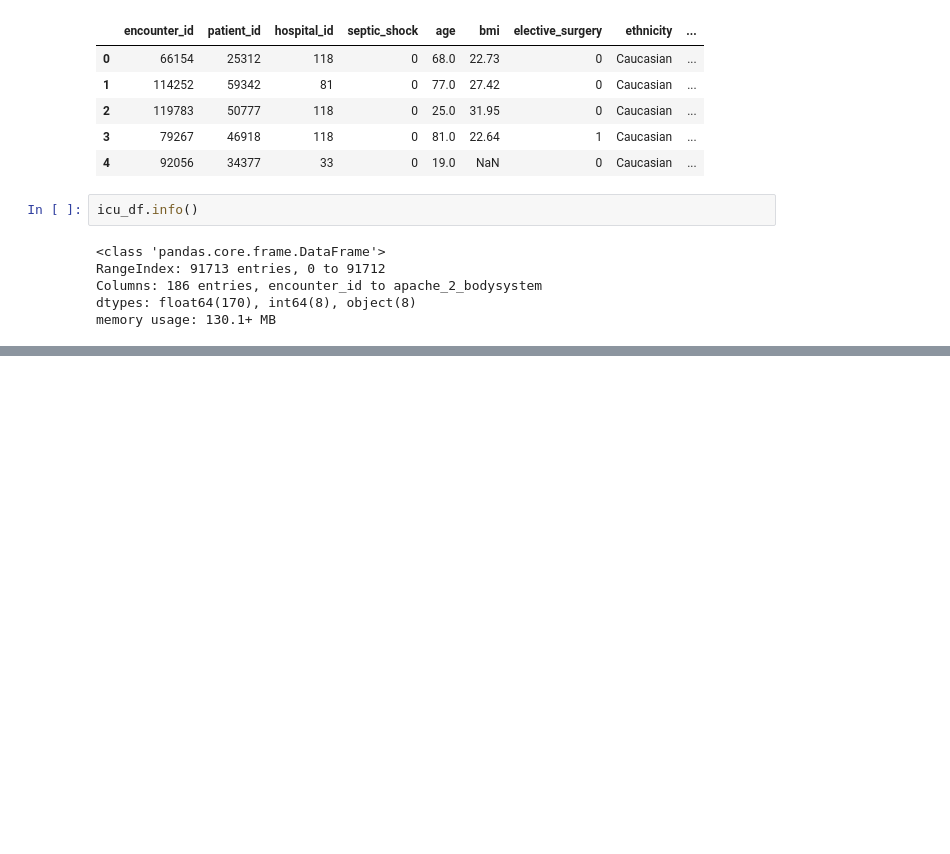
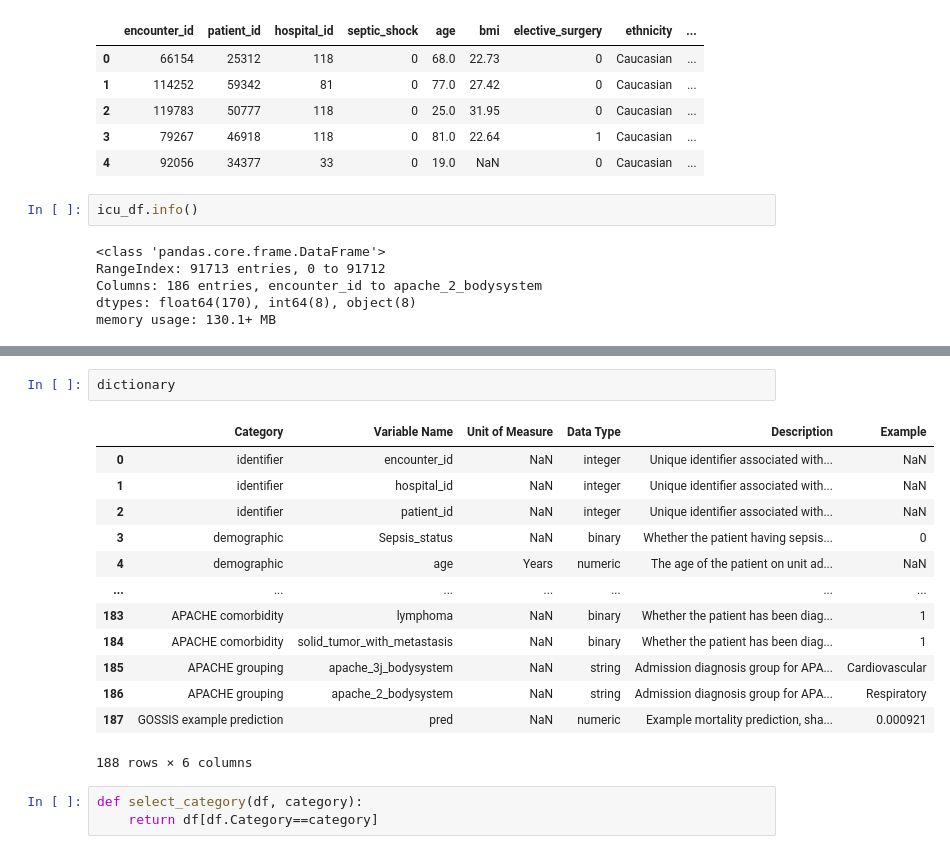
Before and after one commit to ardranijesh/Data-science-study, a Jupyter notebook: Project/Healthcare_Domain/Health_care_sepsis_septic_shock/Untitled.ipynb, the cells around one changed output, grey strips where cells are left out. Drawn from its saved outputs; the diff is of its cells as text; blank space fills up the shorter version.

Commit message:
sepsis project uspdated

```diff
--- a/Project/Healthcare_Domain/Health_care_sepsis_septic_shock/Untitled.ipynb
+++ b/Project/Healthcare_Domain/Health_care_sepsis_septic_shock/Untitled.ipynb
@@ -56,0 +65,19 @@ Name: septic_shock, dtype: int64
+# %%
+dictionary
+# %% [output]
+|  | Category | Variable Name | Unit of Measure | Data Type | Description | Example |
+| 0 | identifier | encounter_id | NaN | integer | Unique identifier associated with... | NaN |
+| 1 | identifier | hospital_id | NaN | integer | Unique identifier associated with... | NaN |
+| 2 | identifier | patient_id | NaN | integer | Unique identifier associated with... | NaN |
+| 3 | demographic | Sepsis_status | NaN | binary | Whether the patient having sepsis... | 0 |
+| 4 | demographic | age | Years | numeric | The age of the patient on unit ad... | NaN |
+| ... | ... | ... | ... | ... | ... | ... |
+| 183 | APACHE comorbidity | lymphoma | NaN | binary | Whether the patient has been diag... | 1 |
+| 184 | APACHE comorbidity | solid_tumor_with_metastasis | NaN | binary | Whether the patient has been diag... | 1 |
+| 185 | APACHE grouping | apache_3j_bodysystem | NaN | string | Admission diagnosis group for APA... | Cardiovascular |
+| 186 | APACHE grouping | apache_2_bodysystem | NaN | string | Admission diagnosis group for APA... | Respiratory |
+| 187 | GOSSIS example prediction | pred | NaN | numeric | Example mortality prediction, sha... | 0.000921 |
+188 rows × 6 columns
+# %%
+def select_category(df, category):
+    return df[df.Category==category]
```
Also changed, not shown: parts of 9 cells of this notebook.
